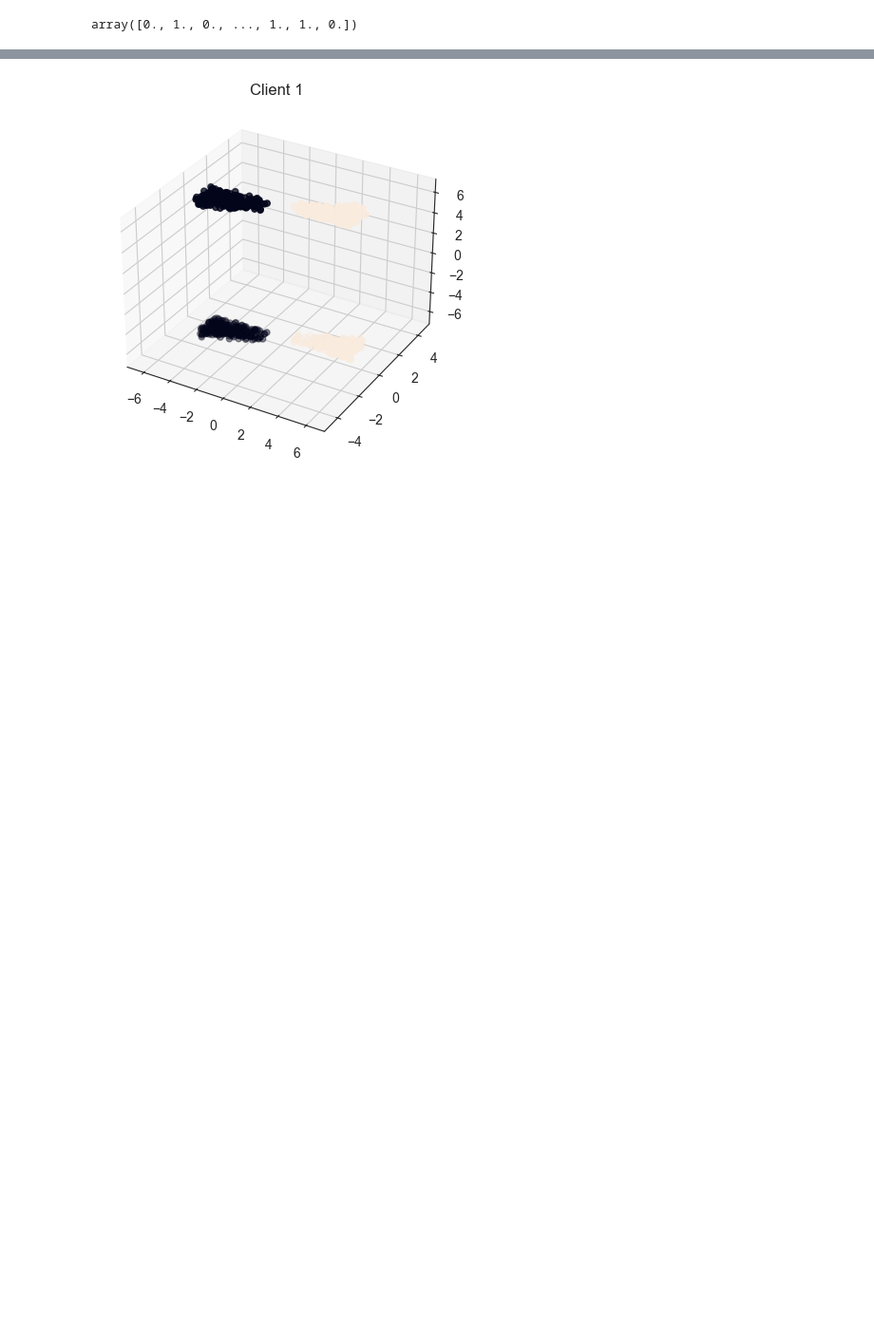
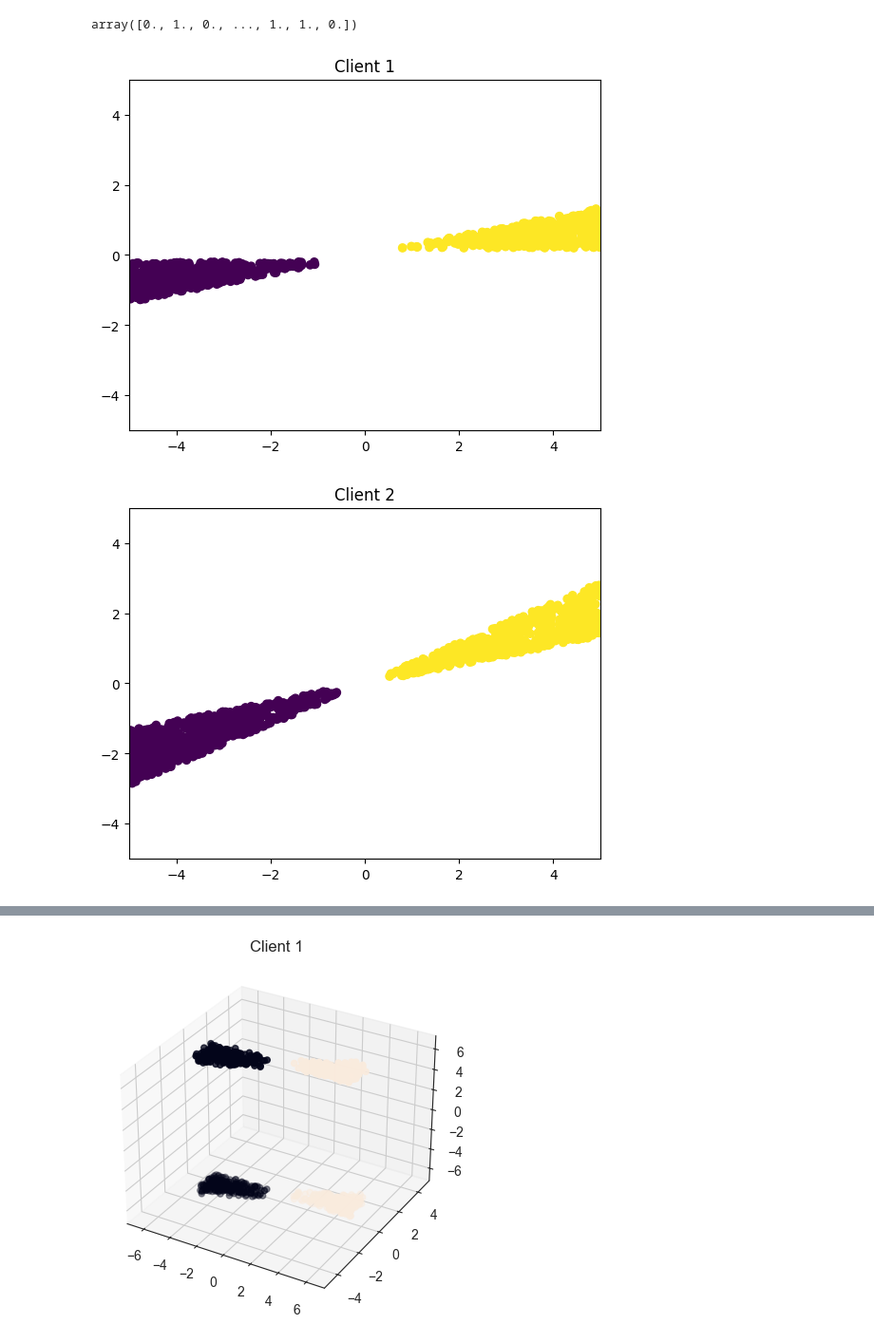
Before and after one commit to dariofenoglio98/CF_FL, a Jupyter notebook: data/synth_dataset.ipynb, the cells around one changed output, grey strips where cells are left out. Shown at 95% size. Cells and saved outputs as stored; diff of their text form; code cells hidden in the pictures; blank space fills up the shorter version.

```diff
--- a/data/synth_dataset.ipynb
+++ b/data/synth_dataset.ipynb
@@ -200,3 +200,16 @@ NameError: name 'data_dict_2' is not defined
 data_dict[0]['y']
 # %% [output]
 array([0., 1., 0., ..., 1., 1., 0.])
+# %%
+# visualise data dict with different colors
+total_data = []
+total_label = []
+for key in data_dict:
+    plt.scatter(data_dict[key]['x'][:, 0], data_dict[key]['x'][:, 1], c=data_dict[key]['y'])
+    plt.xlim(-5, 5)
+    plt.ylim(-5, 5)
+    plt.title('Client {}'.format(key+1))
+    plt.show()
+# %% [output]
+[figure, added]
+[figure, added]
```
Also changed, not shown: parts of 6 cells of this notebook, 5 other files.
